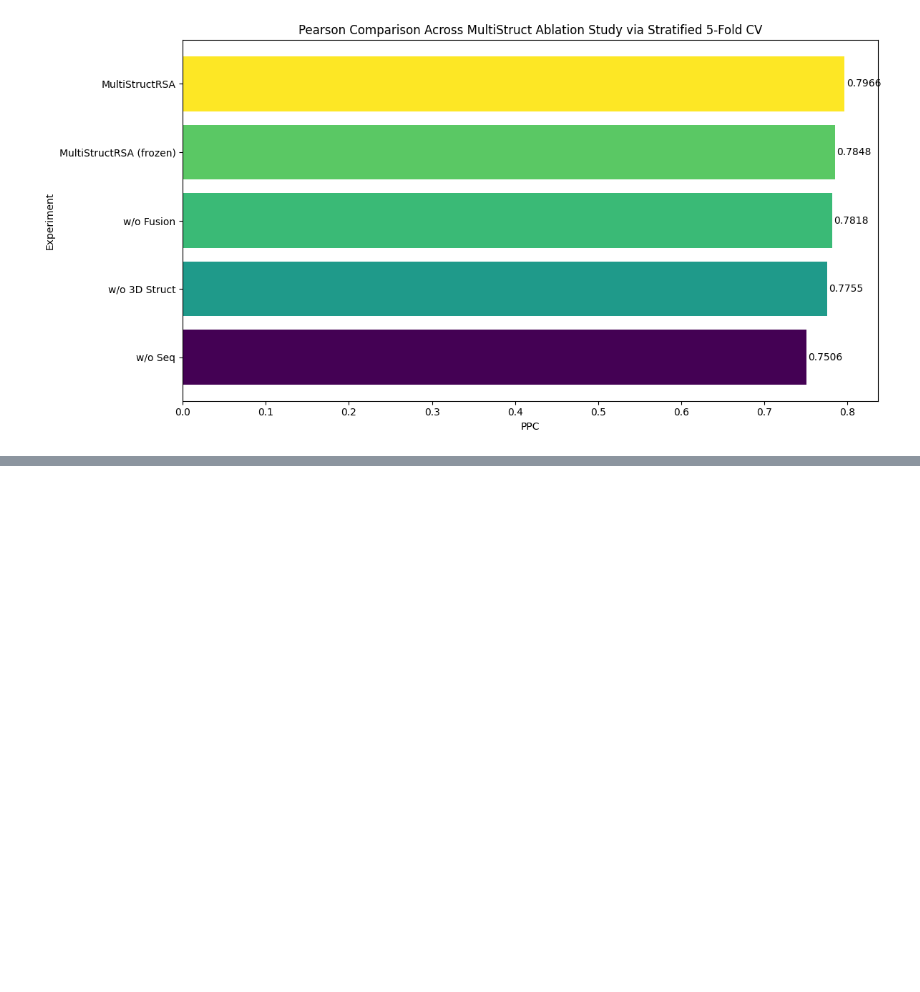
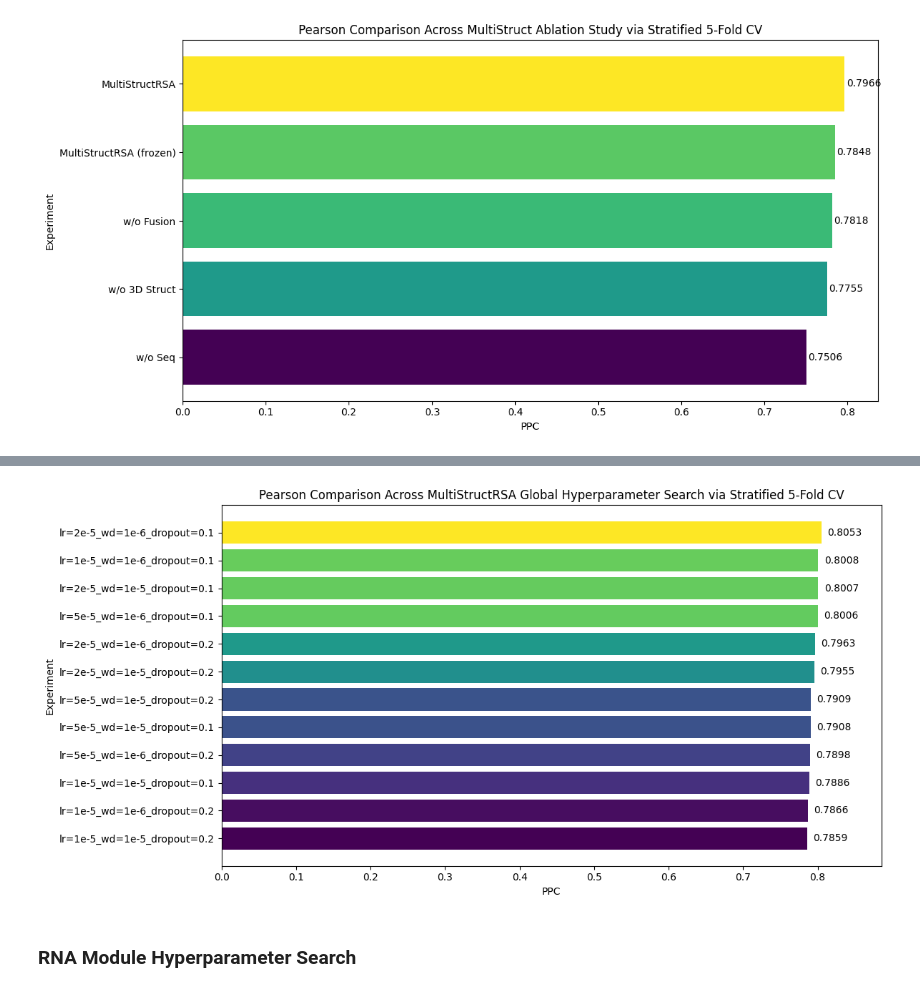
Before and after one commit to Gavision97/MultiStructRSA, a Jupyter notebook: notebooks/analyse_exp_res.ipynb, the cells around one changed output, grey strips where cells are left out. Drawn from its saved outputs; the diff is of its cells as text; code cells hidden in the pictures; blank space fills up the shorter version.

Commit message:
24/04 - analysing hyperparameter search & ablation study results

```diff
--- a/notebooks/analyse_exp_res.ipynb
+++ b/notebooks/analyse_exp_res.ipynb
@@ -132,0 +174,5 @@ plt.show()
+# %%
+GLOBAL_HYPERPARAM_PATH = '/home/gavrilev/Thesis/src/results/table_results/cv_all_1304.csv'
+# %%
+glob_hyperparam = pd.read_csv(GLOBAL_HYPERPARAM_PATH)
+glob_hyperparam.head()
@@ -132,0 +186,3 @@ plt.show()
+# %%
+exp_description = ['_'.join(exp.split('_')[1:]) for exp in glob_hyperparam['exp']]
+exp_description
@@ -132,0 +202,18 @@ plt.show()
+# %%
+glob_hyperparam['exp_description'] = exp_description
+# %%
+plot_horizontal_metric(
+    df=glob_hyperparam,
+    label_col="exp_description",
+    value_col="p_mean",
+    title="Pearson Comparison Across MultiStructRSA Global Hyperparameter Search via Stratified 5-Fold CV",
+    xlabel="PPC",
+    ylabel="Experiment",
+    sort_ascending=True
+)
+
+plt.show()
+# %% [output]
+[figure, added]
+# %% [markdown]
+### RNA Module Hyperparameter Search ###
```
Also changed, not shown: parts of 28 cells of this notebook, 27 other files.
